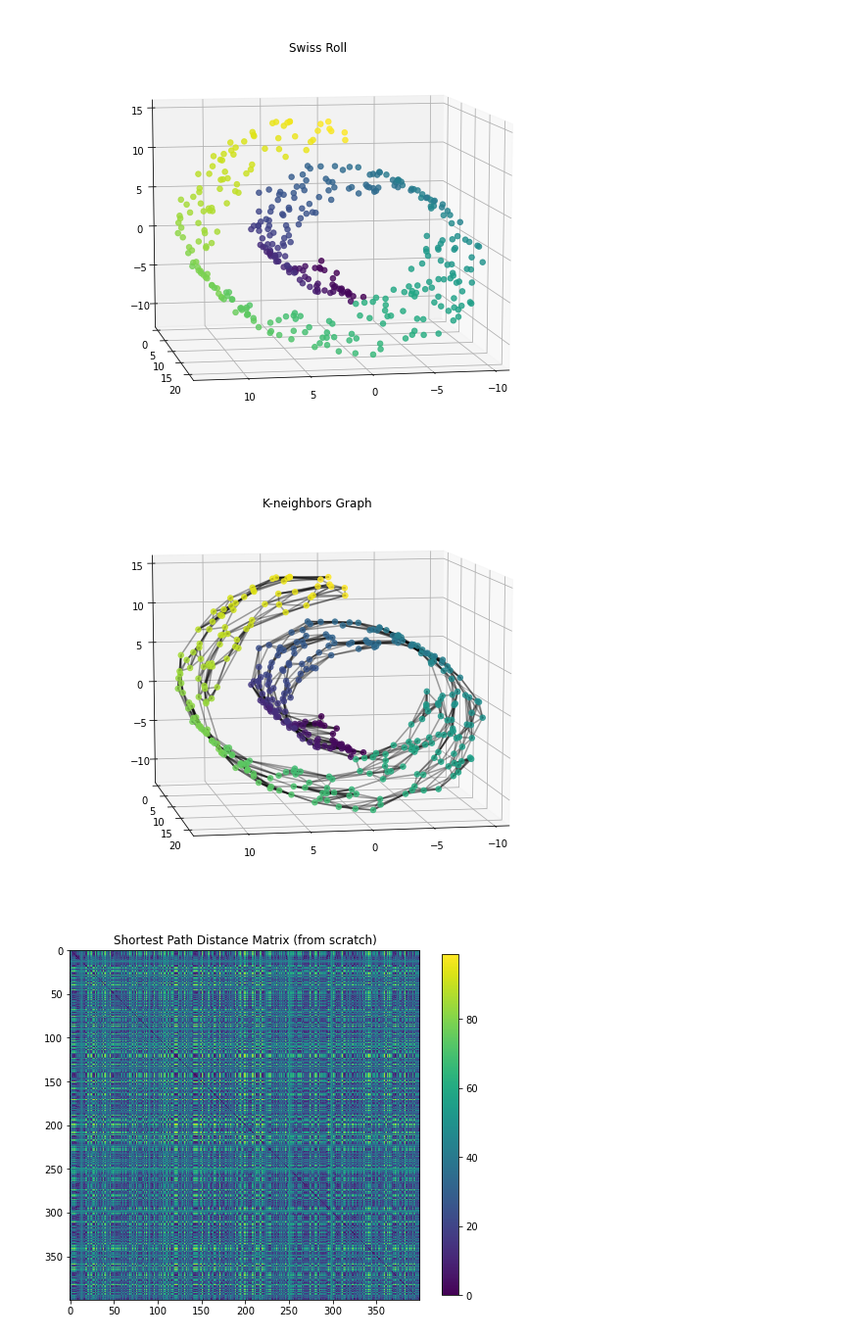
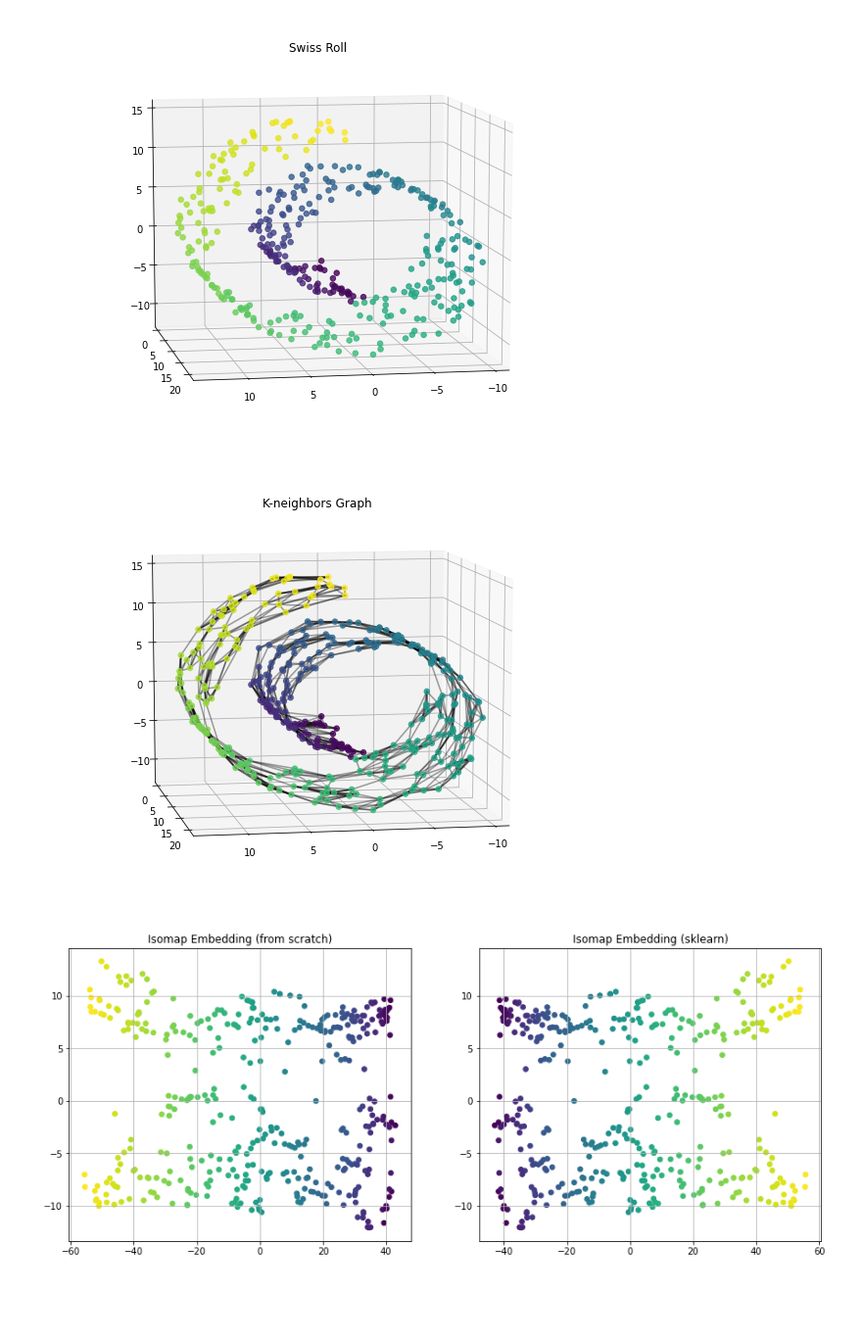
Before and after one commit to kspilario/DS397_comp, a Jupyter notebook: Nearest_Neighbor/isomap_scurve_swissroll.ipynb, the cells around one changed output. Shown at 98% size. Cells and saved outputs as stored; diff of their text form; code cells hidden in the pictures; blank space fills up the shorter version.

```diff
--- a/Nearest_Neighbor/isomap_scurve_swissroll.ipynb
+++ b/Nearest_Neighbor/isomap_scurve_swissroll.ipynb
@@ -75,23 +75,31 @@ class myIsomap:
         # Create an instance of kNN graph
         kNNG = knnGraph(X, metric=self.metric, k=self.k)
 
+        self.kNNG = kNNG
         self.X = X
-        self.D = kNNG.D
+
+        # Initialize D with the contents of kNNG.D
+        D = np.zeros(kNNG.D.shape)
+        for i in range(len(X)):
+            for j in range(len(X)):
+                D[i,j] = kNNG.D[i,j]
 
         # Use Floyd-Warshall algorithm to find the
         # all-pairs shortest path distance
         for k in range(len(X)):
             for i in range(len(X)):
                 for j in range(i+1, len(X)):
-                    self.D[i,j] = min(self.D[i,j], self.D[i,k] + self.D[k,j])
-                    self.D[j,i] = self.D[i,j]
+                    D[i,j] = min(D[i,j], D[i,k] + D[k,j])
+                    D[j,i] = D[i,j]
+
+        self.D = D
 
         # Visualize the distance matrix
-        plt.figure(figsize=(8,8))
-        plt.imshow(self.D)
-        plt.title('Shortest Path Distance Matrix (from scratch)')
-        plt.colorbar(shrink=0.8)
-        plt.show()
+        #plt.figure(figsize=(8,8))
+        #plt.imshow(self.D)
+        #plt.title('Shortest Path Distance Matrix (from scratch)')
+        #plt.colorbar(shrink=0.8)
+        #plt.show()
 
         # Following Tenenbaum et al. (2000), we solve an eig problem
         self.D[self.D == np.inf] = 0
@@ -213,22 +194,22 @@ plt.show()
 # %%
 iso = myIsomap(metric='euclidean', k=6)
 scores = iso.fit_transform(X)
 
 iso2 = Isomap(n_components=2, n_neighbors=6)
-scores = iso2.fit_transform(X)
+scores2 = iso2.fit_transform(X)
 
 # Visualize the 2D embedding
 plt.figure(figsize=(15,6))
 plt.subplot(121)
-plt.scatter(scores[:,0], scores[:,1], c=col, s=30)
+plt.scatter(scores[:,1], scores[:,0], c=col, s=30)
 plt.title('Isomap Embedding (from scratch)')
 plt.grid()
 plt.subplot(122)
-plt.scatter(scores[:,0], scores[:,1], c=col, s=30)
-plt.title('Isomap Embedding (Built-in)')
+plt.scatter(scores2[:,0], scores2[:,1], c=col, s=30)
+plt.title('Isomap Embedding (sklearn)')
 plt.grid()
 
 plt.show()
 # %% [output]
 [figure]
-[figure, old version]
+[figure, new version]
```
Also changed, not shown: parts of 11 cells of this notebook.
